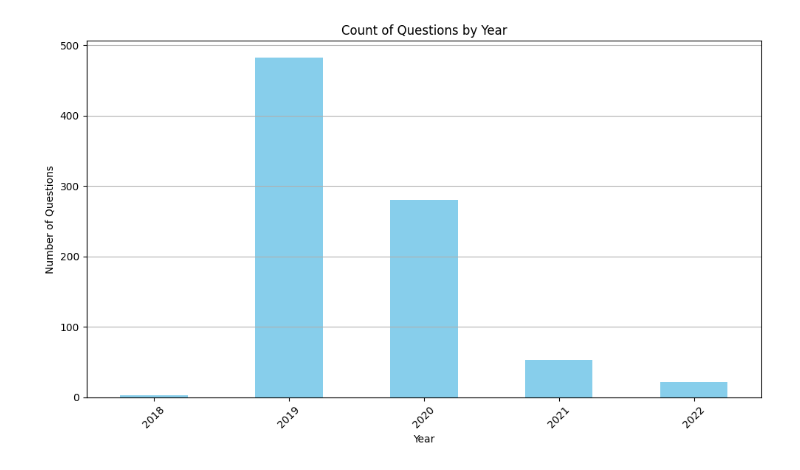
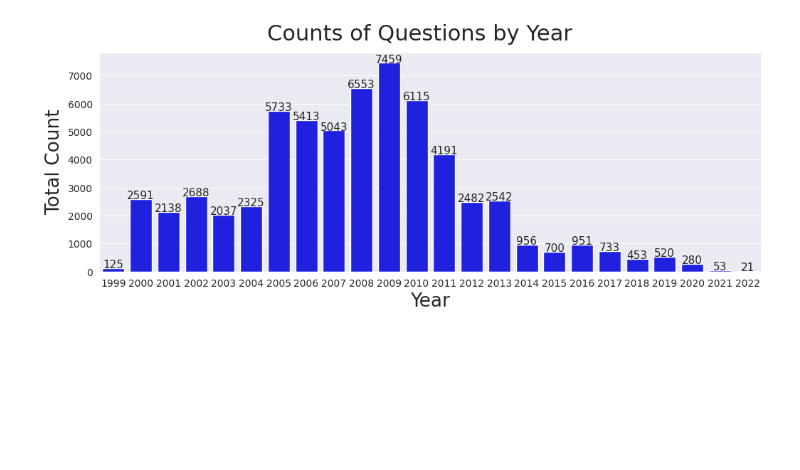
Before and after one commit to savchart/BP, a Jupyter notebook: notebooks/EDA.ipynb, the cells around one changed output. Cells and saved outputs as stored; diff of their text form; code cells hidden in the pictures; blank space fills up the shorter version.

```diff
--- a/notebooks/EDA.ipynb
+++ b/notebooks/EDA.ipynb
@@ -4,3 +20,19 @@ import matplotlib.pyplot as plt
 # %%
 # Load the CSV file into a DataFrame
 df = pd.read_csv('../data/questions_and_answers.csv')
+
+df = df.dropna(subset=['Question Text', 'Answer Text'])
+df = df.drop_duplicates(subset=['Question Text', 'Answer Text'])
+df = df.reset_index(drop=True)
+
+df['Question Title'] = df['Question Title'].str.replace(r'\r\n|\n|\r', ' ', regex=True)
+df['Question Text'] = df['Question Text'].str.replace(r'\r\n|\n|\r', ' ', regex=True)
+df['Answer Text'] = df['Answer Text'].str.replace(r'\r\n|\n|\r', ' ', regex=True)
+
+df['Question Text'] = df['Question Text'].str.strip()
+df['Answer Text'] = df['Answer Text'].str.strip()
+
+df['Question Date'] = df['Question Date'].str.replace(r'\d+\.\d+\.-0001 \d+:\d+', 'NaN')
+df['Question Date'] = df['Question Date'].ffill()
+df['Question Date'] = pd.to_datetime(df['Question Date'], format='%d.%m.%Y %H:%M')
+df['Year'] = df['Question Date'].dt.year
@@ -31,21 +109,17 @@ df.head()
 # %%
-df['Date'] = pd.to_datetime(df['Question Date'], format='%d.%m.%Y %H:%M')
+plt.figure(figsize=(12, 4))
+plt.suptitle('Counts of Questions by Year', size=22)
+question_count_by_year = df['Year'].value_counts().sort_index()
+g0 = sns.barplot(x=question_count_by_year.index, y=question_count_by_year.values, color='blue')
+g0.set_xlabel("Year", fontsize=19)
+g0.set_ylabel("Total Count", fontsize=19)
+for p in g0.patches:
+    height = p.get_height()
+    g0.text(p.get_x() + p.get_width() / 2.,
+            height + 3,
+            '{:1.0f}'.format(height),
+            ha="center", fontsize=11)
 
-# Extract the year from the "Date" column
-df['Year'] = df['Date'].dt.year
-
-# Count the number of questions for each year
-question_count_by_year = df['Year'].value_counts().sort_index()
-
-# Plot the graph
-plt.figure(figsize=(10, 6))
-question_count_by_year.plot(kind='bar', color='skyblue')
-plt.title('Count of Questions by Year')
-plt.xlabel('Year')
-plt.ylabel('Number of Questions')
-plt.xticks(rotation=45)
-plt.grid(axis='y')
-plt.tight_layout()
 plt.show()
 # %% [output]
-[figure, old version]
+[figure, new version]
```
Also changed, not shown: parts of 19 cells of this notebook, 3 other files.
